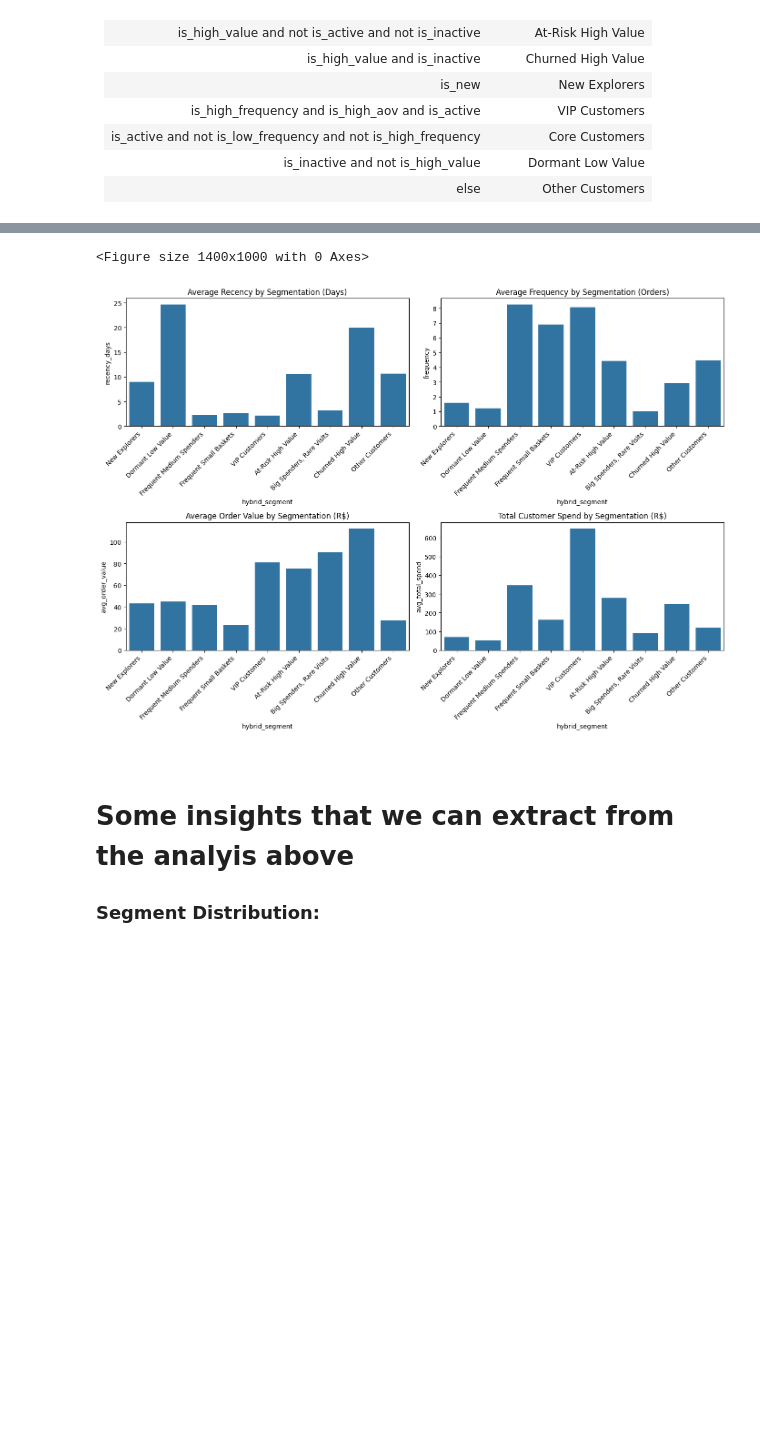
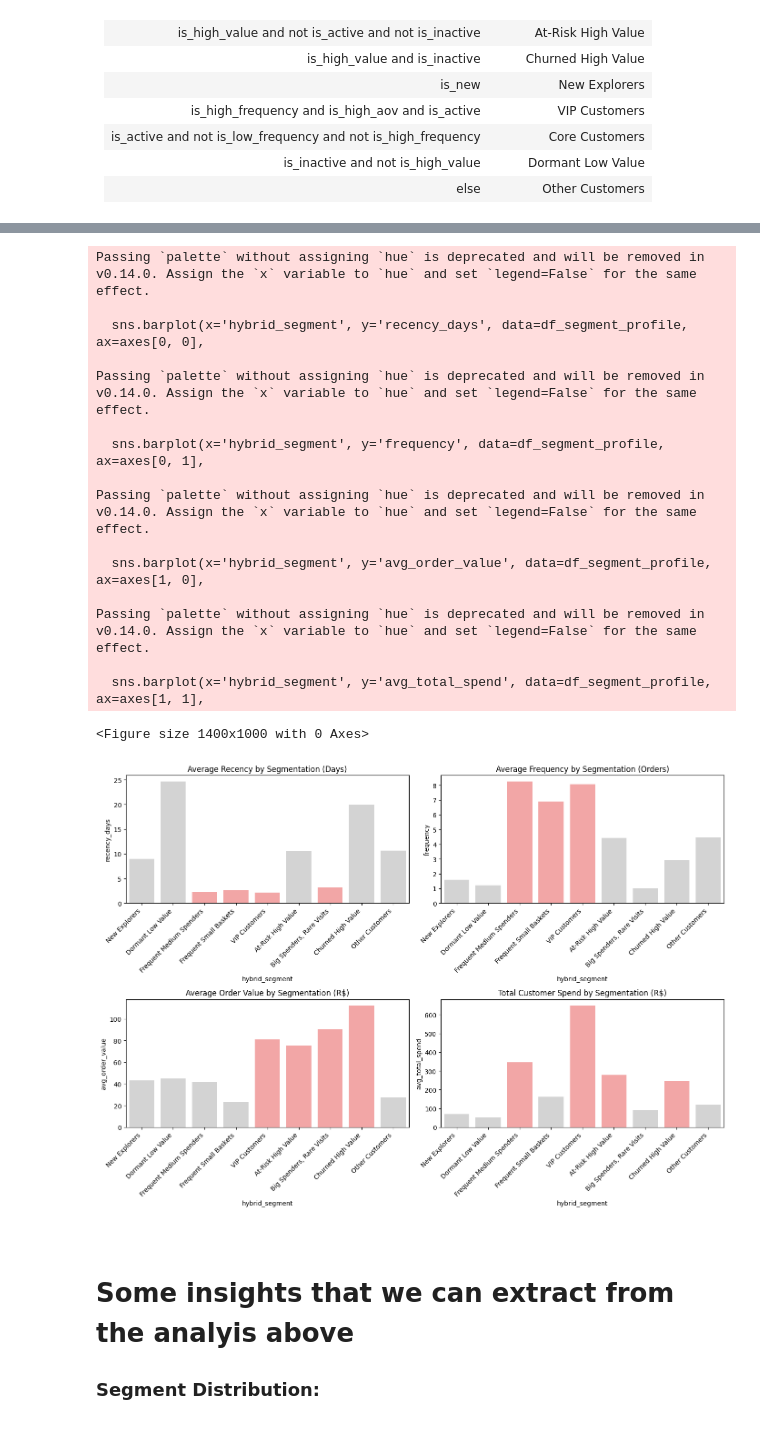
Before and after one commit to henriquehashimoto/ifood_coupon_analysis, a Jupyter notebook: notebooks/03_segmentations.ipynb, the cells around one changed output, grey strips where cells are left out. Drawn from its saved outputs; the diff is of its cells as text; code cells hidden in the pictures; blank space fills up the shorter version.

```diff
--- a/notebooks/03_segmentations.ipynb
+++ b/notebooks/03_segmentations.ipynb
@@ -417,39 +326,86 @@ plt.ylabel('Percentage of Customers')
 plt.tight_layout()
 plt.show()
 
 
+# Define the highlight segments for each plot
+highlight_segments = {
+    "recency_days": ["VIP Customers", "Frequent Medium Spenders", "Frequent Small Baskets", "Big Spenders, Rare Visits"],
+    "frequency": ["Frequent Medium Spenders", "Frequent Small Baskets", "VIP Customers"],
+    "avg_order_value": ["VIP Customers", "At-Risk High Value", "Big Spenders, Rare Visits", "Churned High Value"],
+    "avg_total_spend": ["Frequent Medium Spenders", "VIP Customers", "At-Risk High Value", "Churned High Value"]
+}
+
+# Function to assign colors based on the plot type
+def get_colors(data, column, highlight_list):
+    return [("#ff9999" if segment in highlight_list else "#d3d3d3") for segment in data[column]]
+
 #===============================
 # Segment classification characteristics visualization
 #===============================
 plt.figure(figsize=(14, 10))
 fig, axes = plt.subplots(2, 2, figsize=(14, 10))
 
+#-------------------
 # Recency by segment
-sns.barplot(x = 'hybrid_segment', y = 'recency_days', data = df_segment_profile, ax = axes[0, 0])
+#-------------------
+sns.barplot(x='hybrid_segment', y='recency_days', data=df_segment_profile, ax=axes[0, 0],
+            palette=get_colors(df_segment_profile, "hybrid_segment", highlight_segments["recency_days"]))
 axes[0, 0].set_title('Average Recency by Segmentation (Days)')
 axes[0, 0].set_xticklabels(axes[0, 0].get_xticklabels(), rotation=45, ha='right')
 
+#-------------------
 # Frequency by segment
-sns.barplot(x = 'hybrid_segment', y = 'frequency', data = df_segment_profile, ax = axes[0, 1])
+#-------------------
+sns.barplot(x='hybrid_segment', y='frequency', data=df_segment_profile, ax=axes[0, 1],
+            palette=get_colors(df_segment_profile, "hybrid_segment", highlight_segments["frequency"]))
 axes[0, 1].set_title('Average Frequency by Segmentation (Orders)')
 axes[0, 1].set_xticklabels(axes[0, 1].get_xticklabels(), rotation=45, ha='right')
 
+#-------------------
 # AOV by segment
-sns.barplot(x = 'hybrid_segment', y = 'avg_order_value', data = df_segment_profile, ax = axes[1, 0])
+#-------------------
+sns.barplot(x='hybrid_segment', y='avg_order_value', data=df_segment_profile, ax=axes[1, 0],
+            palette=get_colors(df_segment_profile, "hybrid_segment", highlight_segments["avg_order_value"]))
 axes[1, 0].set_title('Average Order Value by Segmentation (R$)')
 axes[1, 0].set_xticklabels(axes[1, 0].get_xticklabels(), rotation=45, ha='right')
 
+#-------------------
 # Total spend by segment
-sns.barplot(x = 'hybrid_segment', y = 'avg_total_spend', data = df_segment_profile, ax = axes[1, 1])
+#-------------------
+sns.barplot(x='hybrid_segment', y='avg_total_spend', data=df_segment_profile, ax=axes[1, 1],
+            palette=get_colors(df_segment_profile, "hybrid_segment", highlight_segments["avg_total_spend"]))
 axes[1, 1].set_title('Total Customer Spend by Segmentation (R$)')
 axes[1, 1].set_xticklabels(axes[1, 1].get_xticklabels(), rotation=45, ha='right')
 
 plt.tight_layout()
+
+output_path = "imgs/hybrid_segments_highlight.png"
+os.makedirs(os.path.dirname(output_path), exist_ok=True)
+
+# Save the picturree
+plt.savefig(output_path, dpi=300, bbox_inches='tight')
+
+
 plt.show()
 # %% [output]
 [figure]
-<Figure size 1400x1000 with 0 Axes>
+Passing `palette` without assigning `hue` is deprecated and will be removed in v0.14.0. Assign the `x` variable to `hue` and set `legend=False` for the same effect.
+
+  sns.barplot(x='hybrid_segment', y='recency_days', data=df_segment_profile, ax=axes[0, 0],
+
+Passing `palette` without assigning `hue` is deprecated and will be removed in v0.14.0. Assign the `x` variable to `hue` and set `legend=False` for the same effect.
+
+  sns.barplot(x='hybrid_segment', y='frequency', data=df_segment_profile, ax=axes[0, 1],
+
+Passing `palette` without assigning `hue` is deprecated and will be removed in v0.14.0. Assign the `x` variable to `hue` and set `legend=False` for the same effect.
+
+  sns.barplot(x='hybrid_segment', y='avg_order_value', data=df_segment_profile, ax=axes[1, 0],
+
+Passing `palette` without assigning `hue` is deprecated and will be removed in v0.14.0. Assign the `x` variable to `hue` and set `legend=False` for the same effect.
+
+  sns.barplot(x='hybrid_segment', y='avg_total_spend', data=df_segment_profile, ax=axes[1, 1],
+<Figure size 1400x1000 with 0 Axes>
-[figure, old version]
+[figure, new version]
 # %% [markdown]
 <br></br>
 # Some insights that we can extract from the analyis above
```
Also changed, not shown: parts of 6 cells of this notebook, 3 other files.
